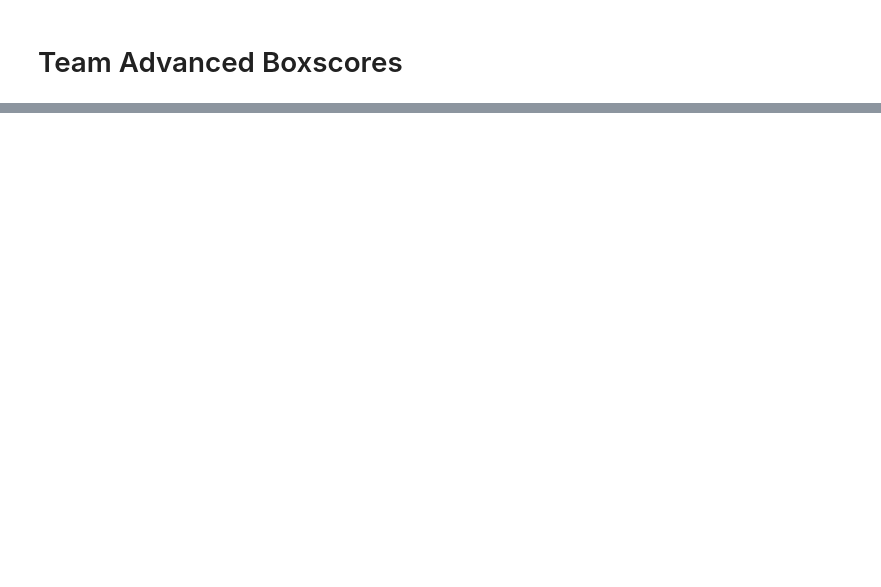
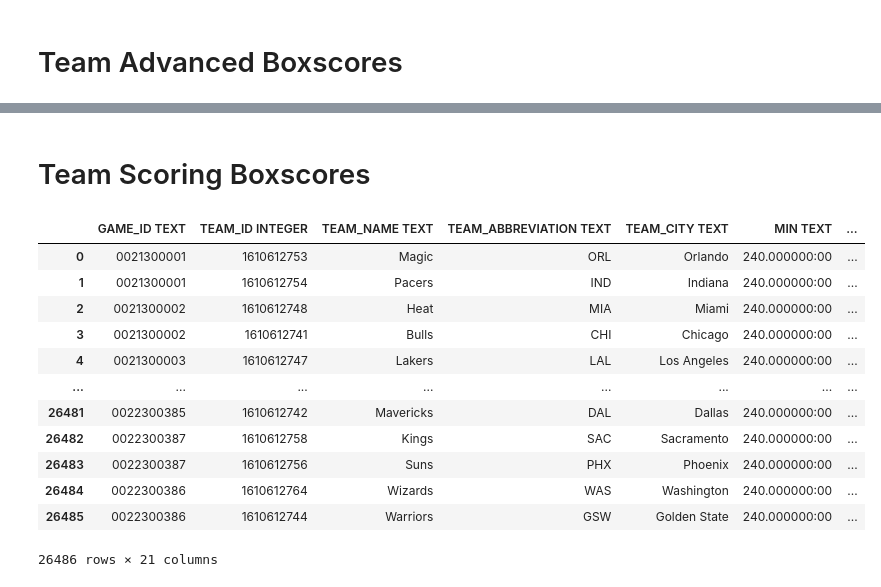
Before and after one commit to apensotti/NBA_Models, a Jupyter notebook: src/notebooks/data_collection.ipynb, the cells around one changed output, grey strips where cells are left out. Saved outputs shown, nothing was run; the diff lists cells and outputs as text; code cells hidden in the pictures; blank space fills up the shorter version.

```diff
--- a/src/notebooks/data_collection.ipynb
+++ b/src/notebooks/data_collection.ipynb
@@ -91 +94,35 @@ display(advanced_boxscores_db.loc[:26463])
 26464 rows × 29 columns
+# %% [markdown]
+# Team Scoring Boxscores
+# %%
+cur.execute("SELECT * FROM team_scoring_boxscores")
+rows3 = cur.fetchall()
+
+db_scoring_list = []
+
+for row in rows3:
+    db_scoring_list.append(row)
+
+scoring_boxscores_db = pd.DataFrame(data=db_scoring_list)
+
+scoring_boxscores_db.columns = ['GAME_ID TEXT', 'TEAM_ID INTEGER', 'TEAM_NAME TEXT', 'TEAM_ABBREVIATION TEXT', 'TEAM_CITY TEXT',
+       'MIN TEXT', 'PCT_FGA_2PT FLOAT', 'PCT_FGA_3PT FLOAT', 'PCT_PTS_2PT FLOAT', 'PCT_PTS_2PT_MR FLOAT',
+       'PCT_PTS_3PT FLOAT', 'PCT_PTS_FB FLOAT', 'PCT_PTS_FT FLOAT', 'PCT_PTS_OFF_TOV FLOAT',
+       'PCT_PTS_PAINT FLOAT', 'PCT_AST_2PM FLOAT', 'PCT_UAST_2PM FLOAT', 'PCT_AST_3PM FLOAT',
+       'PCT_UAST_3PM FLOAT', 'PCT_AST_FGM FLOAT', 'PCT_UAST_FGM FLOAT']
+
+display(scoring_boxscores_db)
+# %% [output]
+|  | GAME_ID TEXT | TEAM_ID INTEGER | TEAM_NAME TEXT | TEAM_ABBREVIATION TEXT | TEAM_CITY TEXT | MIN TEXT | ... |
+| 0 | 0021300001 | 1610612753 | Magic | ORL | Orlando | 240.000000:00 | ... |
+| 1 | 0021300001 | 1610612754 | Pacers | IND | Indiana | 240.000000:00 | ... |
+| 2 | 0021300002 | 1610612748 | Heat | MIA | Miami | 240.000000:00 | ... |
+| 3 | 0021300002 | 1610612741 | Bulls | CHI | Chicago | 240.000000:00 | ... |
+| 4 | 0021300003 | 1610612747 | Lakers | LAL | Los Angeles | 240.000000:00 | ... |
+| ... | ... | ... | ... | ... | ... | ... | ... |
+| 26481 | 0022300385 | 1610612742 | Mavericks | DAL | Dallas | 240.000000:00 | ... |
+| 26482 | 0022300387 | 1610612758 | Kings | SAC | Sacramento | 240.000000:00 | ... |
+| 26483 | 0022300387 | 1610612756 | Suns | PHX | Phoenix | 240.000000:00 | ... |
+| 26484 | 0022300386 | 1610612764 | Wizards | WAS | Washington | 240.000000:00 | ... |
+| 26485 | 0022300386 | 1610612744 | Warriors | GSW | Golden State | 240.000000:00 | ... |
+26486 rows × 21 columns
```
Also changed, not shown: parts of 4 cells of this notebook, 3 other files.
